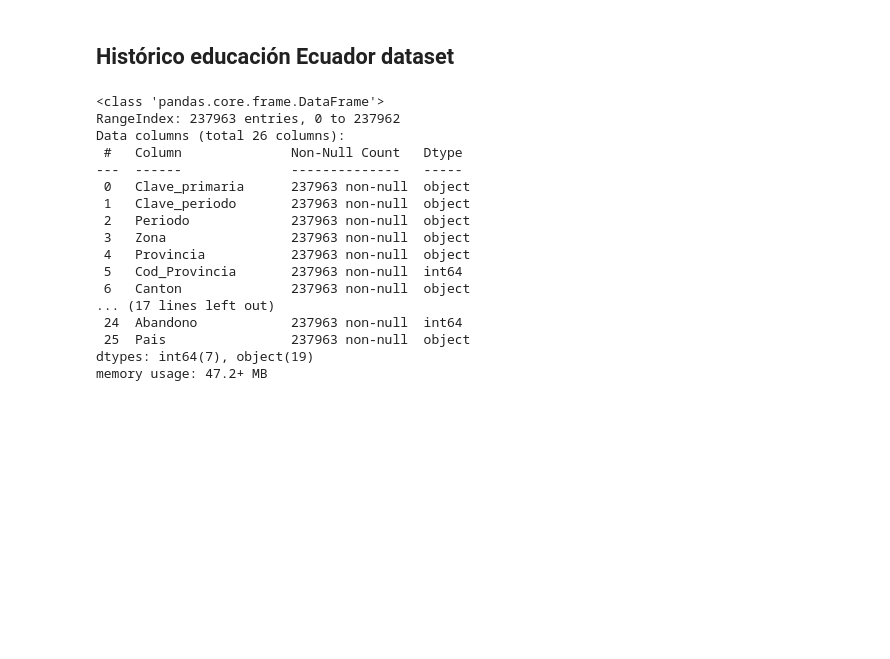
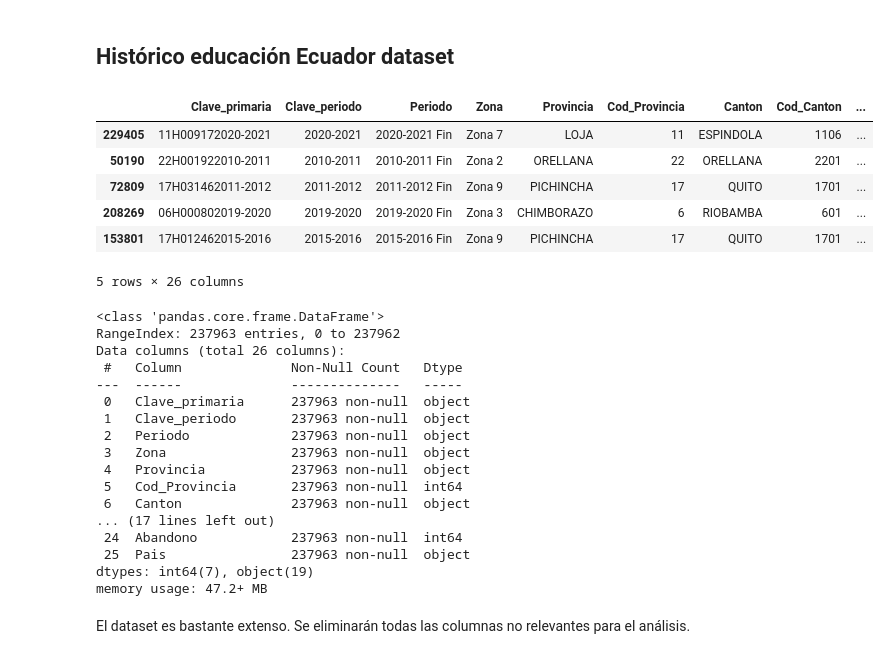
Before and after one commit to anthonymanotoa/covid-ec, a Jupyter notebook: notebooks/1.2-education-data_process.ipynb, the cells around one changed output. Saved outputs shown, nothing was run; the diff lists cells and outputs as text; code cells hidden in the pictures; blank space fills up the shorter version.

Commit message:
Education data processed

```diff
--- a/notebooks/1.2-education-data_process.ipynb
+++ b/notebooks/1.2-education-data_process.ipynb
@@ -49,23 +48,37 @@ monitoring_closures_ec.to_csv('/work/covid-ec/data/processed/closures_education.
 # %% [markdown]
 ## Histórico educación Ecuador dataset
 # %%
-df_ec = pd.read_csv('/work/covid-ec/data/raw/ec_registro-administrativo-historico_2009-2021.csv')
-df_ec.info()
+# Uso latin1 para que lea caracteres especiales
+education_ec = pd.read_csv('/work/covid-ec/data/raw/ec_registro-administrativo-historico_2009-2021.csv', encoding='latin1')
-# %% [output]
-<class 'pandas.core.frame.DataFrame'>
-RangeIndex: 237963 entries, 0 to 237962
-Data columns (total 26 columns):
- #   Column              Non-Null Count   Dtype
----  ------              --------------   -----
- 0   Clave_primaria      237963 non-null  object
- 1   Clave_periodo       237963 non-null  object
- 2   Periodo             237963 non-null  object
- 3   Zona                237963 non-null  object
- 4   Provincia           237963 non-null  object
- 5   Cod_Provincia       237963 non-null  int64
- 6   Canton              237963 non-null  object
-... (17 lines left out)
- 24  Abandono            237963 non-null  int64
- 25  Pais                237963 non-null  object
-dtypes: int64(7), object(19)
-memory usage: 47.2+ MB
+# %%
+education_ec.sample(5)
+# %% [output]
+|  | Clave_primaria | Clave_periodo | Periodo | Zona | Provincia | Cod_Provincia | Canton | Cod_Canton | ... |
+| 229405 | 11H009172020-2021 | 2020-2021 | 2020-2021 Fin | Zona 7 | LOJA | 11 | ESPINDOLA | 1106 | ... |
+| 50190 | 22H001922010-2011 | 2010-2011 | 2010-2011 Fin | Zona 2 | ORELLANA | 22 | ORELLANA | 2201 | ... |
+| 72809 | 17H031462011-2012 | 2011-2012 | 2011-2012 Fin | Zona 9 | PICHINCHA | 17 | QUITO | 1701 | ... |
+| 208269 | 06H000802019-2020 | 2019-2020 | 2019-2020 Fin | Zona 3 | CHIMBORAZO | 6 | RIOBAMBA | 601 | ... |
+| 153801 | 17H012462015-2016 | 2015-2016 | 2015-2016 Fin | Zona 9 | PICHINCHA | 17 | QUITO | 1701 | ... |
+5 rows × 26 columns
+# %%
+education_ec.info()
+# %% [output]
+<class 'pandas.core.frame.DataFrame'>
+RangeIndex: 237963 entries, 0 to 237962
+Data columns (total 26 columns):
+ #   Column              Non-Null Count   Dtype
+---  ------              --------------   -----
+ 0   Clave_primaria      237963 non-null  object
+ 1   Clave_periodo       237963 non-null  object
+ 2   Periodo             237963 non-null  object
+ 3   Zona                237963 non-null  object
+ 4   Provincia           237963 non-null  object
+ 5   Cod_Provincia       237963 non-null  int64
+ 6   Canton              237963 non-null  object
+... (17 lines left out)
+ 24  Abandono            237963 non-null  int64
+ 25  Pais                237963 non-null  object
+dtypes: int64(7), object(19)
+memory usage: 47.2+ MB
+# %% [markdown]
+El dataset es bastante extenso. Se eliminarán todas las columnas no relevantes para el análisis.
```
Also changed, not shown: parts of 8 cells of this notebook, 1 other file.
